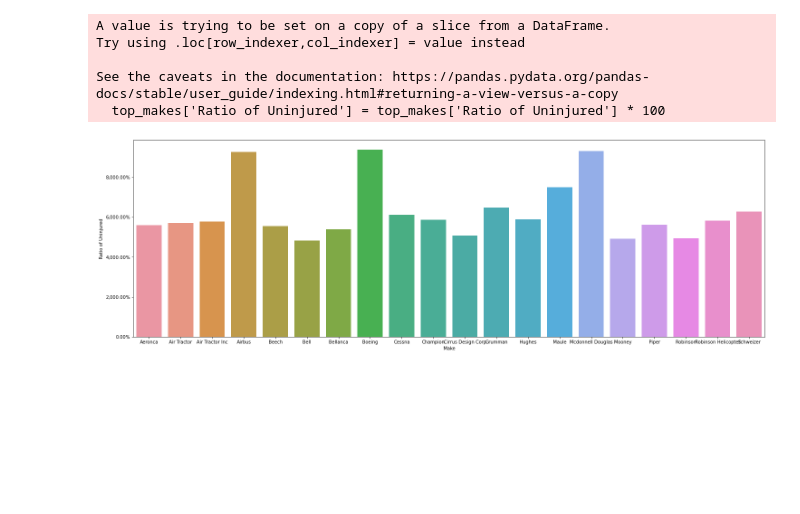
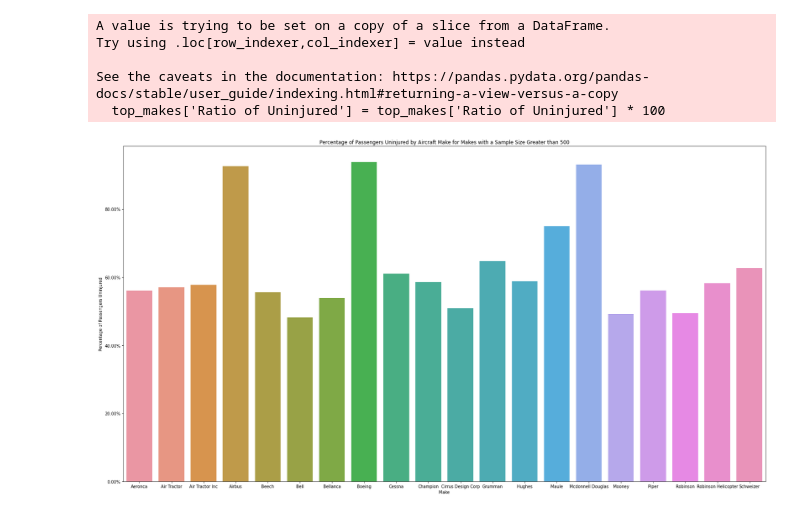
Before and after one commit to ahendricks2/dsc-phase-1-project-v3, a Jupyter notebook: kendall -2 .ipynb, the cells around one changed output. Saved outputs shown, nothing was run; the diff lists cells and outputs as text; code cells hidden in the pictures; blank space fills up the shorter version.

```diff
--- a/kendall -2 .ipynb
+++ b/kendall -2 .ipynb
@@ -409,0 +504,3 @@ Name: Aircraft.damage, dtype: int64
+# %%
+x = ['Zero Engines', 'One Engine', 'Two Engines', 'Three Engines', 'Four Engines']
+y = [zero_engines_minor_damage_ratio, one_engine_minor_damage_ratio, two_engines_minor_damage_ratio, three_engines_minor_damage_ratio, four_engines_minor_damage_ratio]
@@ -978,10 +1092,13 @@ Try using .loc[row_indexer,col_indexer] = value instead
 See the caveats in the documentation: https://pandas.pydata.org/pandas-docs/stable/user_guide/indexing.html#returning-a-view-versus-a-copy
   top_makes['Ratio of Uninjured'] = top_makes['Ratio of Uninjured'] * 100
 # %%
-fig, ax = plt.subplots(figsize=(25,8))
+fig, ax = plt.subplots(figsize=(28,15))
 
 sns.barplot(x=top_makes.index, y=top_makes['Ratio of Uninjured'])
 y_value=['{:,.2f}'.format(x) + '%' for x in ax.get_yticks()]
-ax.set_yticklabels(y_value);
+ax.set_yticklabels(y_value)
+ax.set_title('Percentage of Passengers Uninjured by Aircraft Make for Makes with a Sample Size Greater than 500')
+ax.set_xlabel('Make')
+ax.set_ylabel('Percentage of Passengers Uninjured');
 # %% [output]
-[figure, old version]
+[figure, new version]
```
Also changed, not shown: parts of 49 cells of this notebook.
